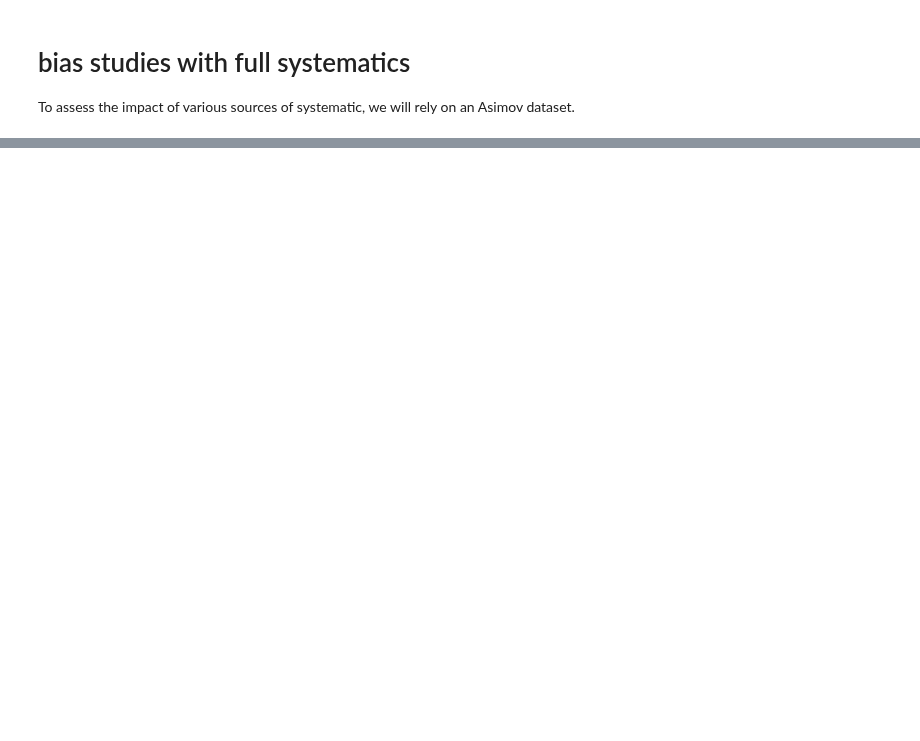
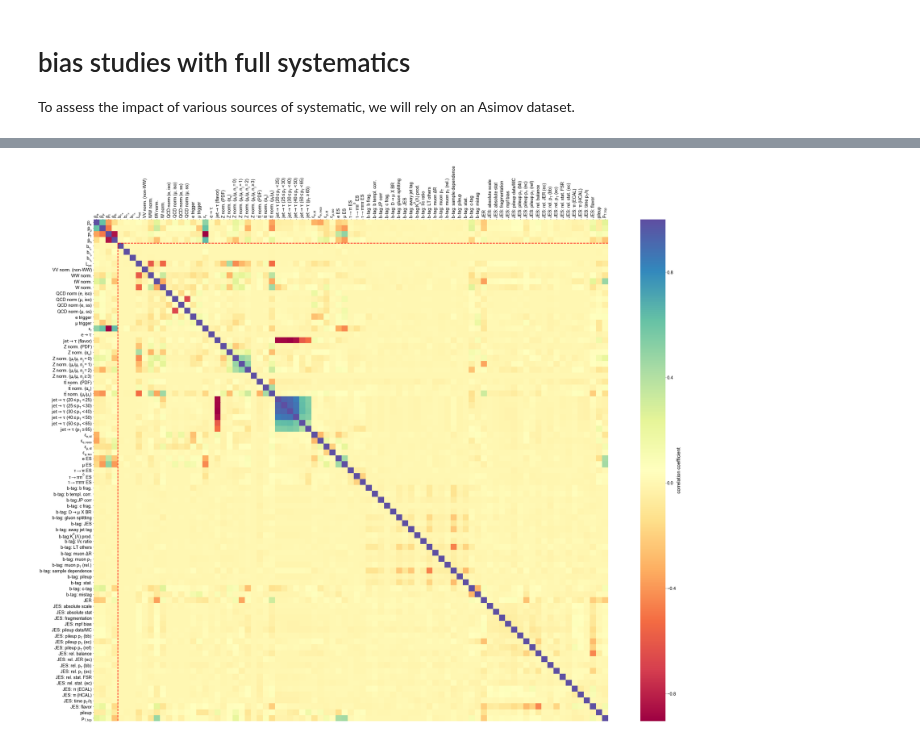
Before and after one commit to NWUHEP/analysis-tools, a Jupyter notebook: notebooks/new_fit_test.ipynb, the cells around one changed output, grey strips where cells are left out. Saved outputs shown, nothing was run; the diff lists cells and outputs as text; code cells hidden in the pictures; blank space fills up the shorter version.

```diff
--- a/notebooks/new_fit_test.ipynb
+++ b/notebooks/new_fit_test.ipynb
@@ -186,8 +57,0 @@ plt.show()
-# %%
-for sel in selections:
-    for cat in
-pt.fit_plot(bins, data_val, expected_pre, expected_post, expected_var,
-            xlabel=(plot_labels[sel][0]),
-            title=f'{plot_labels[sel][1]}: {pt.categories[cat].label}',
-            output_path=f'plots/fits/{sel}_{cat}.png',
-           )
@@ -193,0 +131,11 @@ pt.fit_plot(bins, data_val, expected_pre, expected_post, expected_var,
+# %%
+# initialize data for likelihood scans and calculation of the NLL covariance
+fobj = partial(fit_data.objective,
+               data=asimov_data,
+               cost_type='poisson',
+               no_shape=False,
+               subtract_cost_init=True
+              )
+
+# calculate covariance matrix from the inverse of the Hessian of the NLL
+stderr, corr = fh.calculate_covariance(fobj, params_pre)
@@ -193,0 +184,24 @@ pt.fit_plot(bins, data_val, expected_pre, expected_post, expected_var,
+# %%
+# produce correlation matrix
+p_labels_fancy = fit_data._parameters.label
+df_corr = pd.DataFrame(corr, columns=p_labels_fancy, index=p_labels_fancy)
+df_corr.to_latex('local_data/corr_table_full.tex')
+df_corr.to_csv('local_data/corr_table_full.csv')
+
+import seaborn as sns
+fig, ax = plt.subplots(1, 1, facecolor='white', figsize=(40, 32))
+#fig, ax = plt.subplots(1, 1, facecolor='white', figsize=(12, 8))
+sns.heatmap(df_corr, cmap='Spectral', annot=False, fmt='.2f', ax=ax, cbar_kws={'label': r'correlation coefficient'})
+plt.plot([4, df_corr.shape[0]], [4, 4], 'r--')
+plt.plot([4, 4], [4, df_corr.shape[0]], 'r--')
+ax.set_xlabel('')
+ax.set_ylabel('')
+ax.xaxis.tick_top()
+plt.xticks(rotation=90)
+
+plt.tight_layout()
+plt.subplots_adjust(top=0.9)
+plt.savefig('plots/systematics/correlation_matrix.pdf')
+plt.show()
+# %% [output]
+[figure, added]
```
Also changed, not shown: parts of 9 cells of this notebook, 7 other files.
